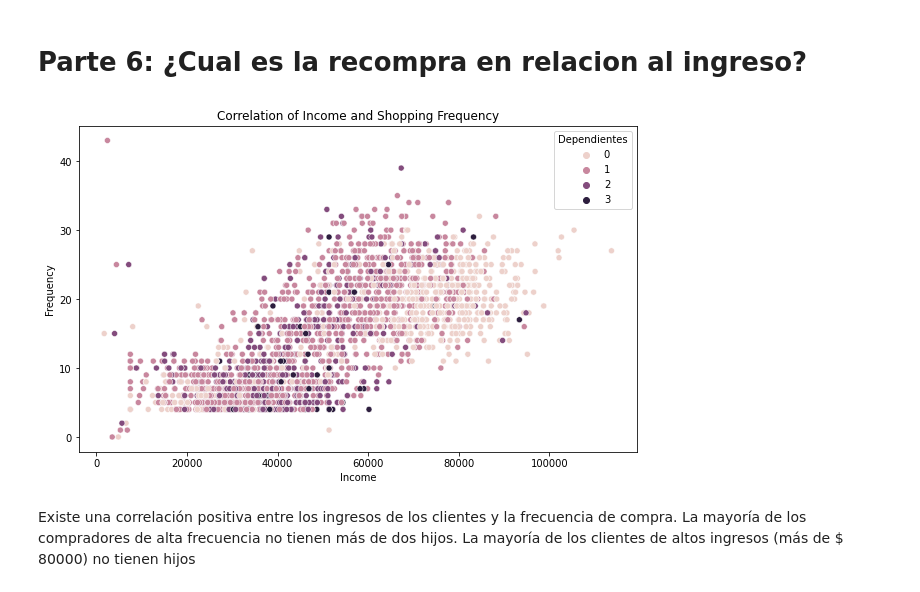
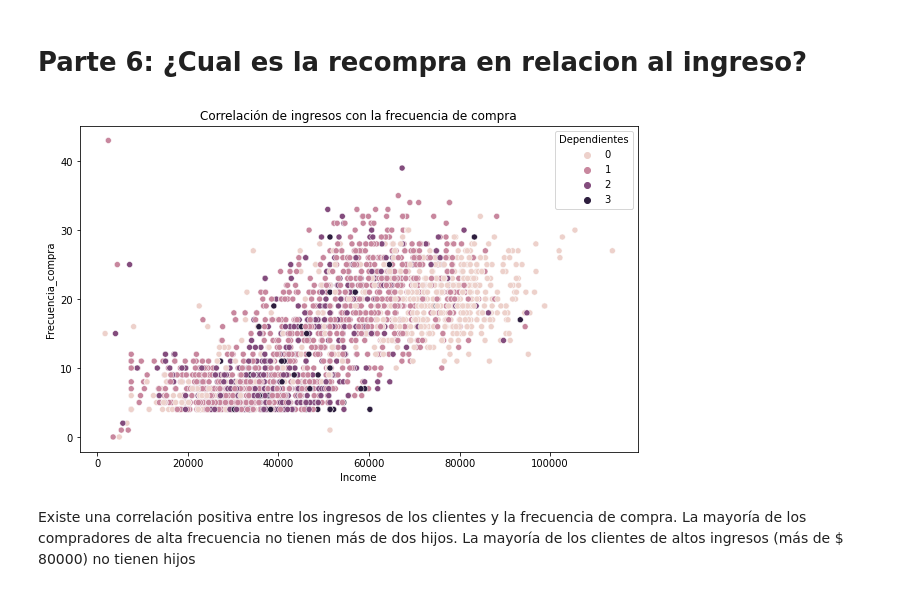
Before and after one commit to GabyLeon10100/MujeresDigitales, a Jupyter notebook: ProyectoFinal.ipynb, the cells around one changed output. Cells and saved outputs as stored; diff of their text form; code cells hidden in the pictures.

```diff
--- a/ProyectoFinal.ipynb
+++ b/ProyectoFinal.ipynb
@@ -327,7 +407,7 @@ Como podemos apreciar, en la tienda se presentan más ventas presenciales y debe
 # Parte 6: ¿Cual es la recompra en relacion al ingreso?
 # %%
 #Punto de relacion de ingresos con recompra
-data['Frequency'] = data['NumWebPurchases']+data['NumCatalogPurchases']+data['NumStorePurchases']+data['NumDealsPurchases']
+data['Frecuencia_compra'] = data['NumWebPurchases']+data['NumCatalogPurchases']+data['NumStorePurchases']+data['NumDealsPurchases']
 # %%
 data = data[data['Income']<150000]#ingresos menores a 150.000
 data = data.reset_index(drop=True)
@@ -335,11 +415,11 @@ data = data.reset_index(drop=True)
 data['Dependientes'] = data['Kidhome']+data['Teenhome']
 # %%
 plt.figure(figsize=(10,6))#Relacion entre ingresos y la frecuencia de compra
-sns.scatterplot(data=data, x='Income', y='Frequency',hue='Dependientes')
-plt.title("Correlation of Income and Shopping Frequency")
+sns.scatterplot(data=data, x='Income', y='Frecuencia_compra',hue='Dependientes')
+plt.title("Correlación de ingresos con la frecuencia de compra")
 plt.show()
 # %% [output]
-[figure, old version]
+[figure, new version]
 # %% [markdown]
 Existe una correlación positiva entre los ingresos de los clientes y la frecuencia de compra.
 La mayoría de los compradores de alta frecuencia no tienen más de dos hijos.
```
Also changed, not shown: parts of 10 cells of this notebook.
